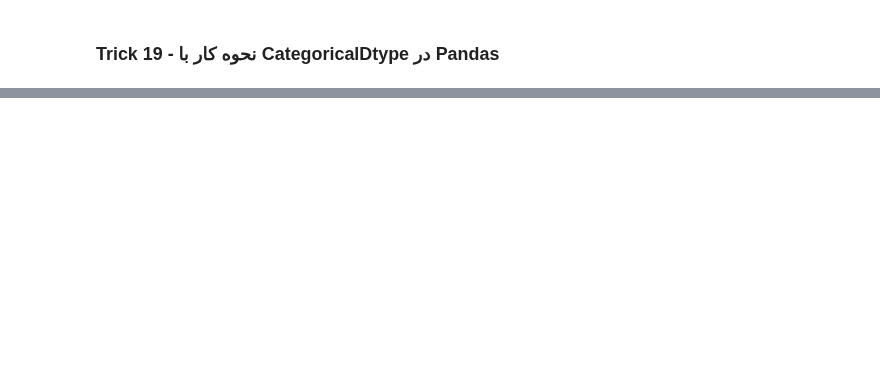
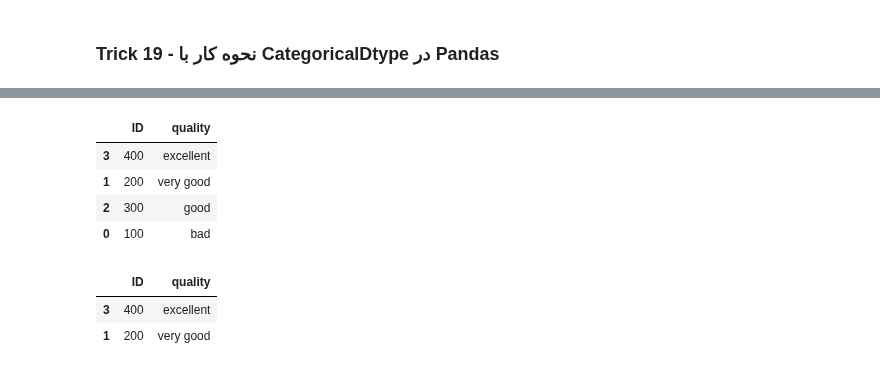
Before and after one commit to poorialari2017/ML_git001, a Jupyter notebook: MLproj002/Pooria/01 Preprocessing/Pandas/02 30Trick of Pandas.ipynb, the cells around one changed output, grey strips where cells are left out. Drawn from its saved outputs; the diff is of its cells as text; code cells hidden in the pictures; blank space fills up the shorter version.

```diff
--- a/MLproj002/Pooria/01 Preprocessing/Pandas/02 30Trick of Pandas.ipynb
+++ b/MLproj002/Pooria/01 Preprocessing/Pandas/02 30Trick of Pandas.ipynb
@@ -1717,3 +1738,19 @@ cat_type = CategoricalDtype(["bad", "very good", "good", "excellent"])
+# %%
+dft19 = dft19.sort_values('quality', ascending = False)
+# ascending بر اساس نزوری و صعودی بودن
+dft19
+# %% [output]
+|  | ID | quality |
+| 3 | 400 | excellent |
+| 1 | 200 | very good |
+| 2 | 300 | good |
+| 0 | 100 | bad |
+# %%
+dft19[dft19['quality'] > 'good'].head()
+# %% [output]
+|  | ID | quality |
+| 3 | 400 | excellent |
+| 1 | 200 | very good |
 # %%
 del dft19, cat_type, dic19
 gc.collect()
```
Also changed, not shown: parts of 13 cells of this notebook.
